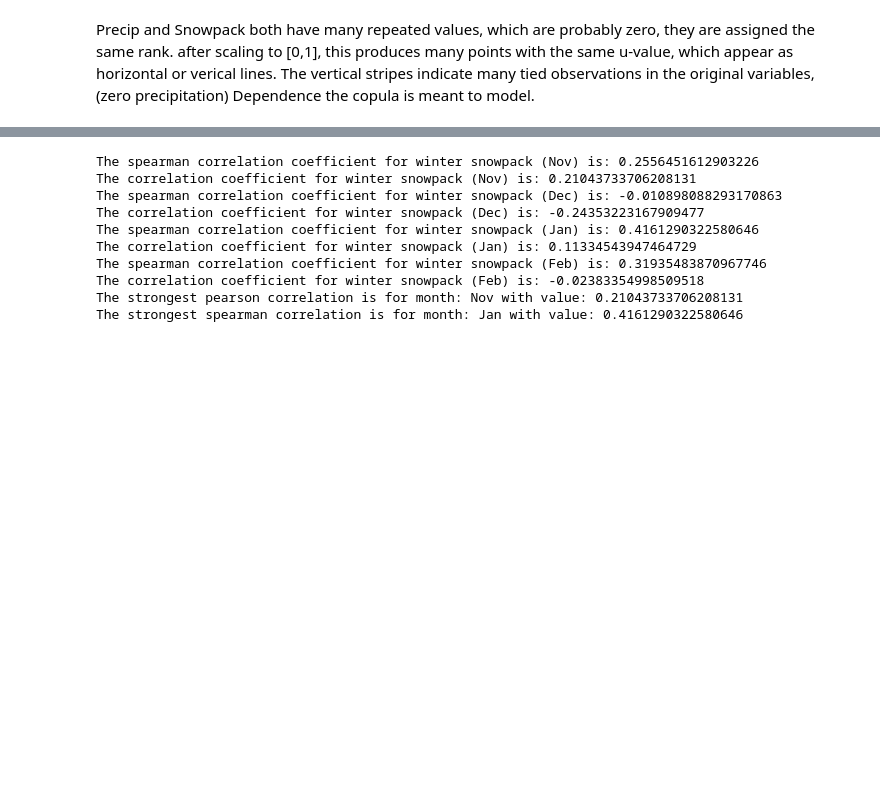
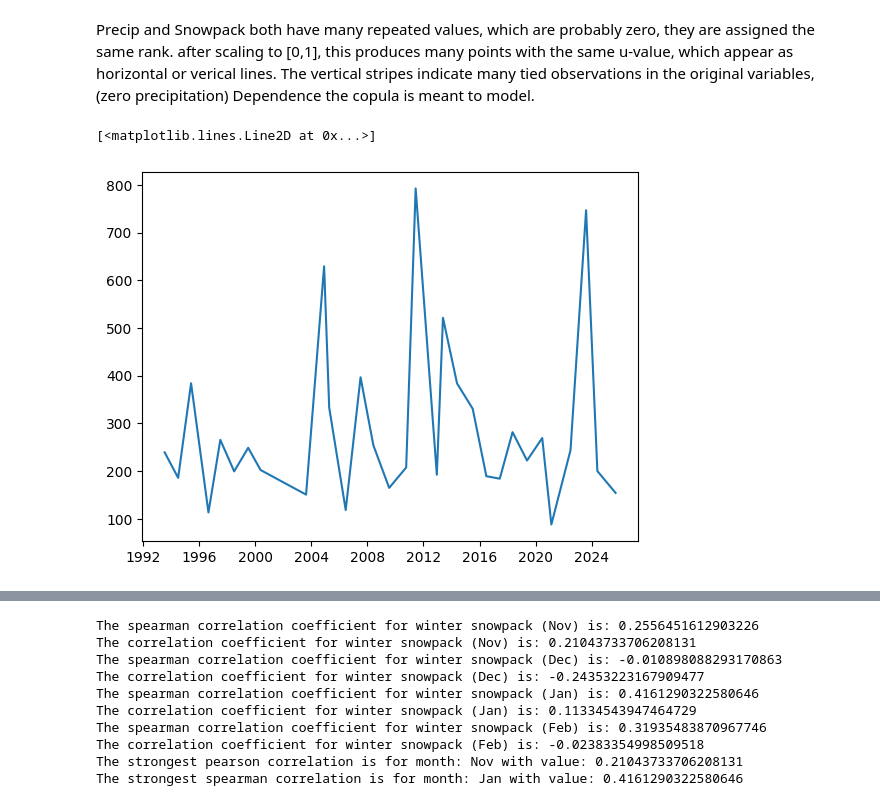
Before and after one commit to maxblw/CEGM2005_glommaproject, a Jupyter notebook: Model/correlations.ipynb, the cells around one changed output, grey strips where cells are left out. Cells and saved outputs as stored; diff of their text form; code cells hidden in the pictures; blank space fills up the shorter version.

```diff
--- a/Model/correlations.ipynb
+++ b/Model/correlations.ipynb
@@ -50,15 +50,19 @@ df_max_Q['date'] = dpeak
 # %%
 df['Year'] = df.index.year
 df['Month'] = df.index.month
 
 idx_max = (
     df.groupby(['Year'])['Q(m3/s)']
       .idxmax()
       .dropna()
 )
 
 max_list = df.loc[idx_max]
 # display(max_list)
+plt.plot(max_list.index, max_list['Q(m3/s)'])
+# %% [output]
+[<matplotlib.lines.Line2D at 0x...>]
+[figure, added]
 # %%
 data_snow = pd.DataFrame()
 data_snow = df[["Snowpack [m]", "Year", "Month"]].copy()
```
Also changed, not shown: parts of 7 cells of this notebook, 3 other files.
